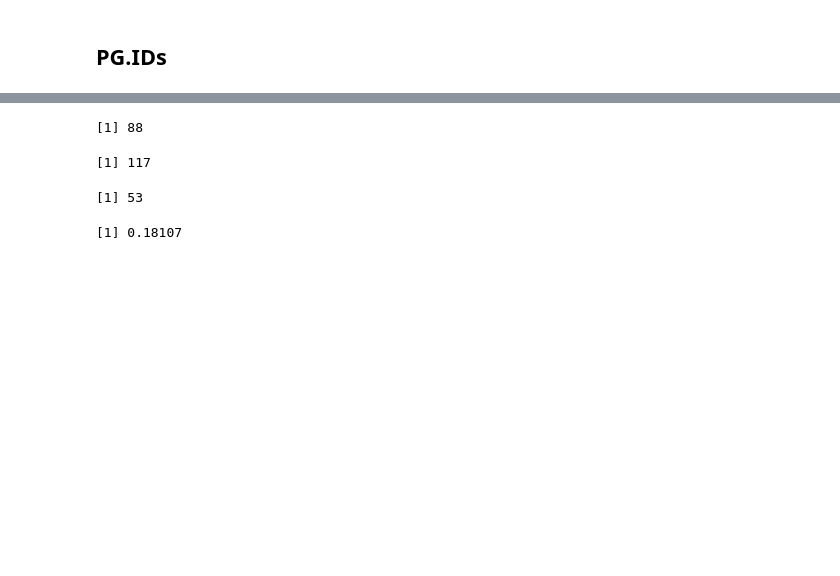
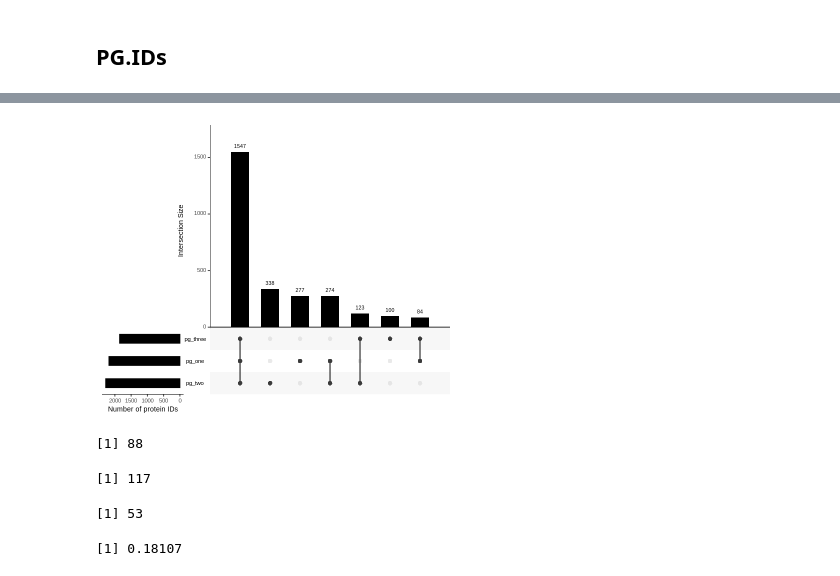
Before and after one commit to Freddsle/FedProt, a Jupyter notebook: data/TMT_data/01_PG_group_merging.ipynb, the cells around one changed output, grey strips where cells are left out. Drawn from its saved outputs; the diff is of its cells as text; code cells hidden in the pictures; blank space fills up the shorter version.

```diff
--- a/data/TMT_data/01_PG_group_merging.ipynb
+++ b/data/TMT_data/01_PG_group_merging.ipynb
@@ -145,3 +191,21 @@ grid.draw(venn_plot)
+# %%
+all_elements <- unique(c(pg_one, pg_two, pg_three))
+
+data <- data.frame(element = all_elements,
+                   pg_one = as.integer(all_elements %in% pg_one),
+                   pg_two = as.integer(all_elements %in% pg_two),
+                   pg_three = as.integer(all_elements %in% pg_three))
+
+options(repr.plot.width=6, repr.plot.height=5)
+upset(data, sets = c("pg_one", "pg_two", "pg_three"), order.by = "freq",
+        # add title to the whole plot
+
+        main.bar.color = "black",
+        sets.bar.color = "black",
+        sets.x.label = "Number of protein IDs",
+        )
+# %% [output]
+[figure, added]
 # %%
 # for each df in combined_pg_intensities, calculate the new column
 # that contains the number of proteins in the intersection devided by the total number of proteins in the PG for each row
```
Also changed, not shown: parts of 24 cells of this notebook, 8 other files.
